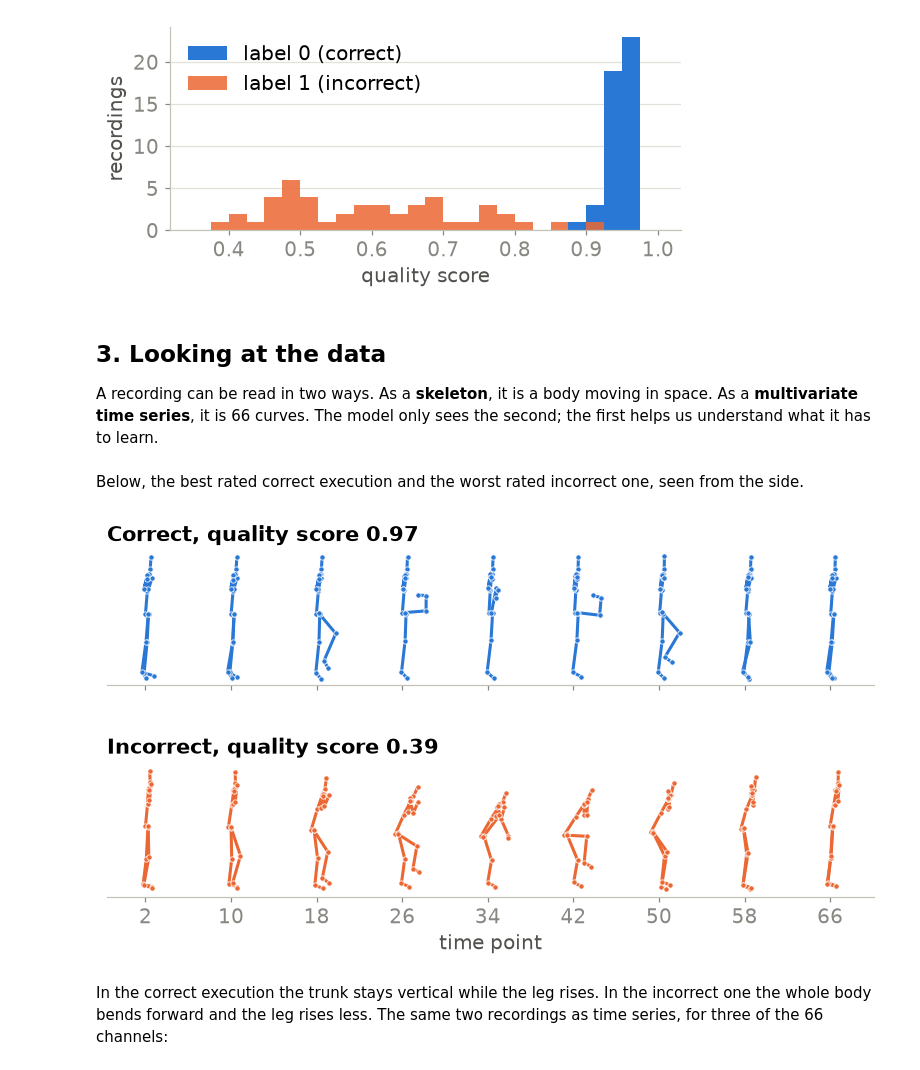
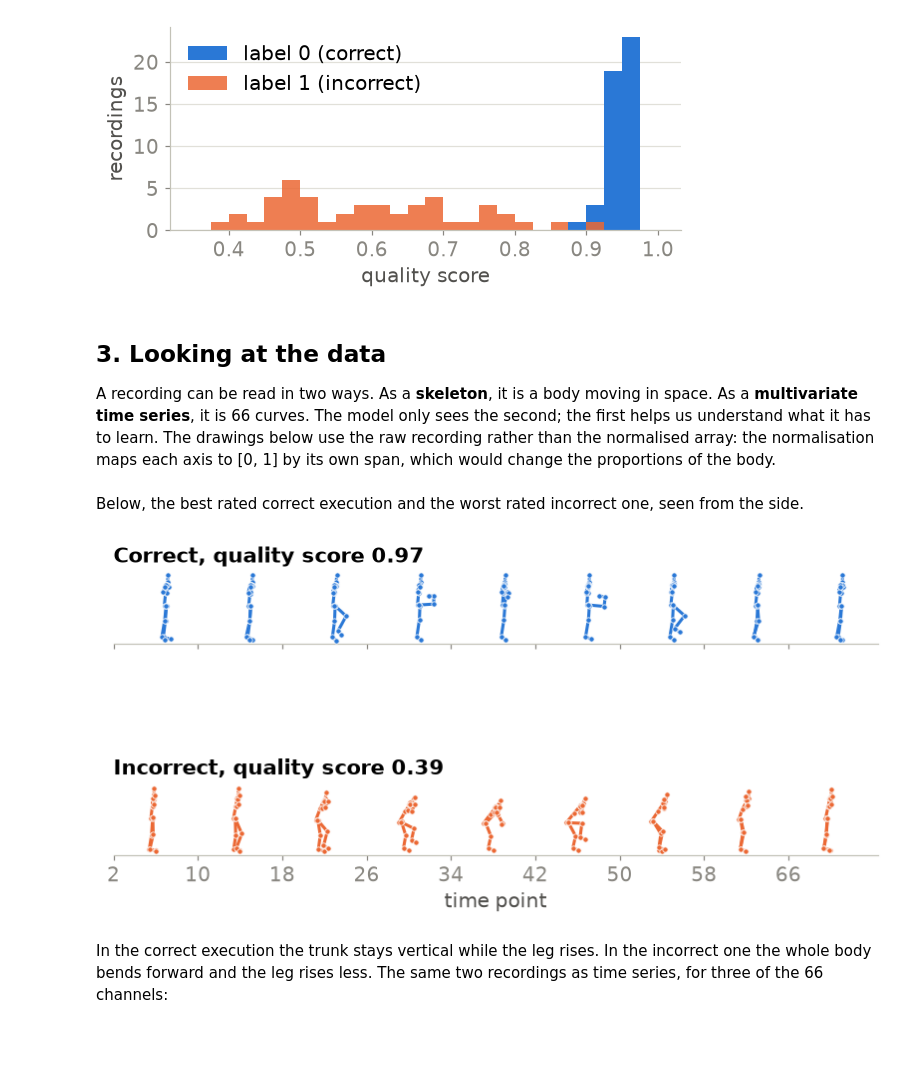
Before and after one commit to aeon-tutorials/ADBIS-2026, a Jupyter notebook: Notebooks/rehab_pile_deep_learning.ipynb, the cells around one changed output. Drawn from its saved outputs; the diff is of its cells as text; code cells hidden in the pictures; blank space fills up the shorter version.

```diff
--- a/Notebooks/rehab_pile_deep_learning.ipynb
+++ b/Notebooks/rehab_pile_deep_learning.ipynb
@@ -171,17 +172,22 @@ Two details need care before training:
 
 The helper below does both and returns the two splits of a fold.
 # %%
-def to_body_units(X, scale):
-    """Origin at the initial pelvis position, coordinates divided by `scale`."""
+def normalize_skeletons(X, min_max=None):
+    """Map each axis to [0, 1], as the Rehab-Pile benchmark does."""
     S = X.reshape(len(X), -1, 3, X.shape[2])  # (n_cases, n_joints, 3, n_timepoints)
-    return ((S - S[:, :1, :, :1]) / scale).reshape(X.shape)
+    if min_max is None:
+        min_max = [(S[:, :, d, :].min(), S[:, :, d, :].max()) for d in range(3)]
+    S = np.stack([(S[:, :, d, :] - lo) / (hi - lo) for d, (lo, hi) in enumerate(min_max)], axis=2)
+    return S.reshape(X.shape), min_max
 
 
-def load_fold(name, fold=0, scale=100.0):
+def load_fold(name, fold=0):
     """Return X_train, y_train, X_test, y_test for one fold of a Rehab-Pile problem."""
     X_tr, y_tr = load_rehab_pile_dataset(name, "train", fold, extract_path=DATA_DIR)
     X_te, y_te = load_rehab_pile_dataset(name, "test", fold, extract_path=DATA_DIR)
-    return to_body_units(X_tr, scale), y_tr.ravel(), to_body_units(X_te, scale), y_te.ravel()
+    X_tr, min_max = normalize_skeletons(X_tr)  # statistics from the training split only
+    X_te, _ = normalize_skeletons(X_te, min_max)
+    return X_tr, y_tr.ravel(), X_te, y_te.ravel()
 
 
 X_train, y_train, X_test, y_test = load_fold(CLF_PROBLEM)
@@ -211,16 +217,38 @@ save(fig, "score_distribution")
 # %% [markdown]
 ## 3. Looking at the data
 
-A recording can be read in two ways. As a **skeleton**, it is a body moving in space. As a **multivariate time series**, it is 66 curves. The model only sees the second; the first helps us understand what it has to learn.
+A recording can be read in two ways. As a **skeleton**, it is a body moving in space. As a **multivariate time series**, it is 66 curves. The model only sees the second; the first helps us understand what it has to learn. The drawings below use the raw recording rather than the normalised array: the normalisation maps each axis to [0, 1] by its own span, which would change the proportions of the body.
 # %%
 TREE = meta["kinematic_tree"]
 PELVIS, HEAD, ANKLE = 0, 5, 20  # joint indices used in the plots
-SPACING = 1.1  # horizontal distance between two drawn frames
+
+# The networks are fed the normalised arrays. The drawings use the raw recording
+# instead, so that a body keeps the proportions the sensor measured: the
+# normalisation divides each axis by a different span.
+X_train_raw, _ = load_rehab_pile_dataset(CLF_PROBLEM, "train", 0, extract_path=DATA_DIR)
+X_test_raw, _ = load_rehab_pile_dataset(CLF_PROBLEM, "test", 0, extract_path=DATA_DIR)
 
 
 def to_skeleton(x):
-    """(n_channels, n_timepoints) -> (n_timepoints, n_joints, 3)."""
-    return x.T.reshape(x.shape[1], -1, 3)
+    """(n_channels, n_timepoints) of raw coordinates -> (n_timepoints, n_joints, 3).
+
+    Ready to draw: the pelvis goes to depth 0 in every frame, so that successive frames
+    line up under their own tick, and the floor to height 0. The vertical is otherwise
+    left alone, since that is where the movement is.
+    """
+    S = x.T.reshape(x.shape[1], -1, 3).copy()
+    S[:, :, 2] -= S[:, PELVIS : PELVIS + 1, 2]
+    S[:, :, 1] -= S[:, :, 1].min()
+    return S
+
+
+def body_height(X):
+    """Median height of a body, in the units the sensor recorded."""
+    S = X.reshape(len(X), -1, 3, X.shape[2])
+    return float(np.median(np.ptp(S[:, :, 1, :], axis=(1, 2))))
+
+
+SPACING = 0.7 * body_height(X_train_raw)  # frames drawn 0.7 body heights apart
 
 
 def draw_skeleton(ax, frame, color, offset=0.0, tree=TREE, joint_colors=None, size=12):
@@ -247,16 +275,16 @@ Below, the best rated correct execution and the worst rated incorrect one, seen
 # %%
 good = np.flatnonzero(y_train == CORRECT)[np.argmax(score_train[y_train == CORRECT])]
 bad = np.flatnonzero(y_train == INCORRECT)[np.argmin(score_train[y_train == INCORRECT])]
 frames = np.arange(2, X_train.shape[2], 8)
 
 fig, axes = plt.subplots(2, 1, figsize=(9, 4.6), sharex=True, sharey=True)
 for ax, i, color, label in zip(axes, (good, bad), (BLUE, ORANGE), ("Correct", "Incorrect")):
-    strip(ax, X_train[i], color, frames)
+    strip(ax, X_train_raw[i], color, frames)
     ax.set_title(f"{label}, quality score {score_train[i]:.2f}")
 axes[1].set_xlabel("time point")
 save(fig, "skeleton_frames")
 # %% [output]
-[figure, old version]
+[figure, new version]
 # %% [markdown]
 In the correct execution the trunk stays vertical while the leg rises. In the incorrect one the whole body bends forward and the leg rises less. The same two recordings as time series, for three of the 66 channels:
 # %%
```
Also changed, not shown: parts of 35 cells of this notebook, 42 other files.
